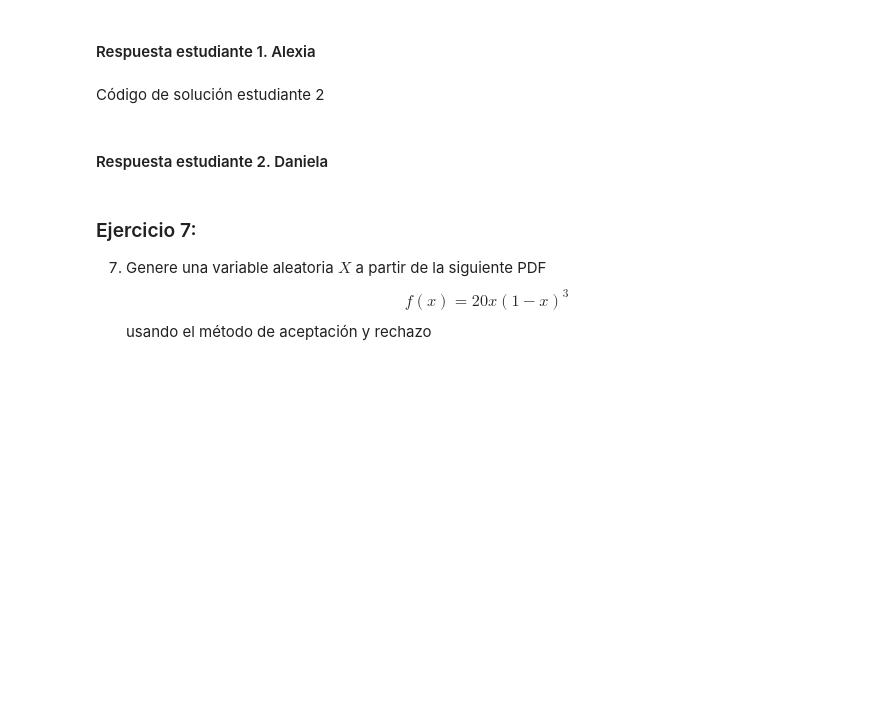
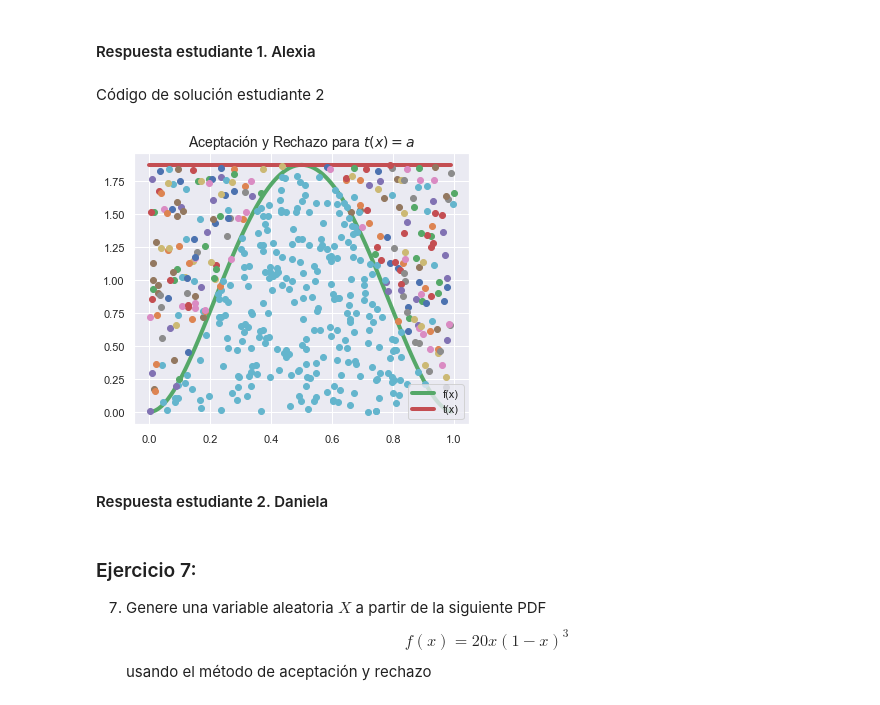
Before and after one commit to danielamichel/Tarea6.AMDiaz_DMichel, a Jupyter notebook: Tarea6.AMDiaz_DMichel.ipynb, the cells around one changed output. Saved outputs shown, nothing was run; the diff lists cells and outputs as text; code cells hidden in the pictures; blank space fills up the shorter version.

```diff
--- a/Tarea6.AMDiaz_DMichel.ipynb
+++ b/Tarea6.AMDiaz_DMichel.ipynb
@@ -114,3 +206,26 @@ Código de solución estudiante 2
+# %%
+# Código de solución estudiante 2
+# Código de solución
+N =500
+x =np.arange(0,1,0.01)
+plt.figure(figsize=[6,5])
+f = lambda x: 30*(x**2 - 2*x**3 + x**4)
+plt.title("Aceptación y Rechazo para $t(x)=a$",fontsize=14)
+#plt.xlabel('Rango',fontsize=14)
+#plt.ylabel('Densidad de probabilidad',fontsize=14)
+plt.plot(x,f(x), label='f(x)',color="g",lw=4)
+t = lambda x: a*np.ones([len(x)])
+a = f(optimize.fmin(lambda x:-f(x), 0, disp=False))
+plt.plot(x,t(x),label='t(x)',color="r",lw=4)
+plt.legend()
+R1 = np.random.rand(N)
+R2 = np.random.rand(N)
+Acep_rechazo(R1,R2,f,t)
+
+
+plt.show()
+# %% [output]
+[figure, added]
 # %% [markdown]
 #### Respuesta estudiante 2. Daniela
 # %% [markdown]
```
Also changed, not shown: parts of 19 cells of this notebook.
